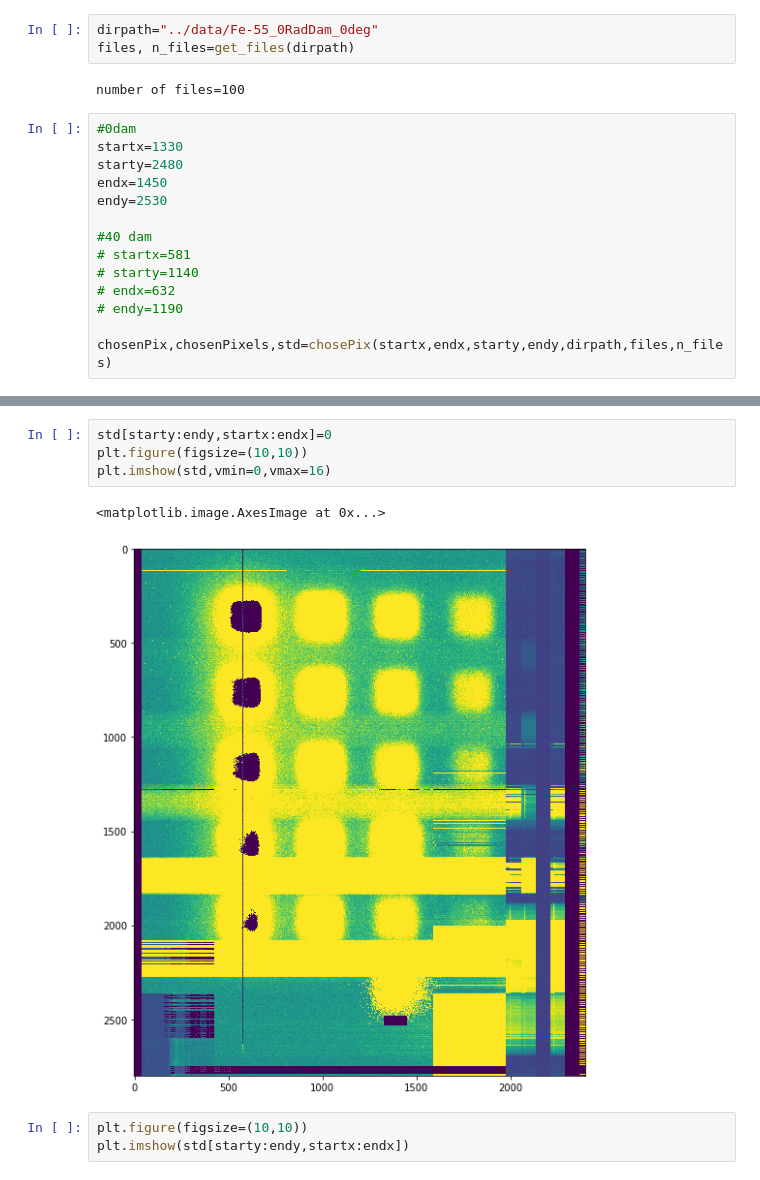
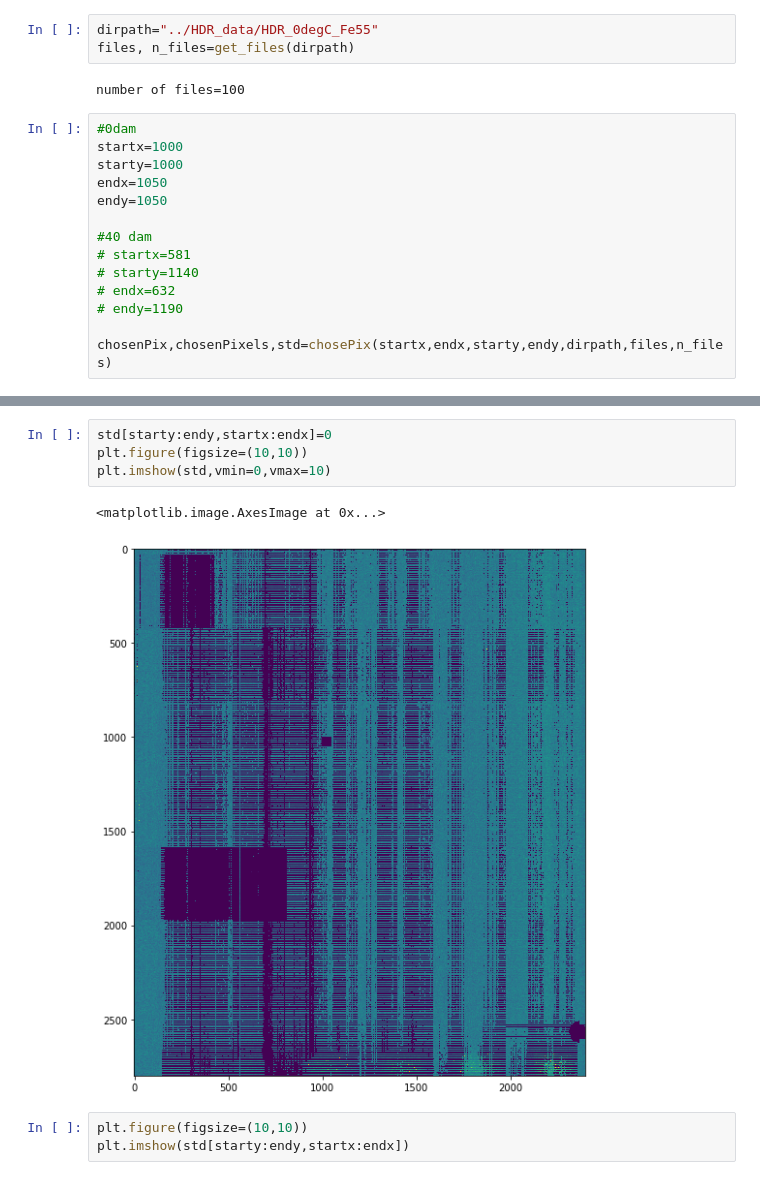
Before and after one commit to Lana-B/DamageStudies, a Jupyter notebook: py/Fe55-Fn.ipynb, the cells around one changed output, grey strips where cells are left out. Cells and saved outputs as stored; diff of their text form.

```diff
--- a/py/Fe55-Fn.ipynb
+++ b/py/Fe55-Fn.ipynb
@@ -75,16 +75,16 @@ def return_param_BPM(even_odd,hist_val,num):
 #     plt.clf()
     return popt[1],popt[2]
 # %%
-dirpath="../data/Fe-55_0RadDam_0deg"
+dirpath="../HDR_data/HDR_0degC_Fe55"
 files, n_files=get_files(dirpath)
 # %% [output]
 number of files=100
 # %%
 #0dam
-startx=1330
-starty=2480
-endx=1450
-endy=2530
+startx=1000
+starty=1000
+endx=1050
+endy=1050
 
 #40 dam
 # startx=581
@@ -107,10 +107,10 @@ chosenPix,chosenPixels,std=chosePix(startx,endx,starty,endy,dirpath,files,n_file
 # %%
 std[starty:endy,startx:endx]=0
 plt.figure(figsize=(10,10))
-plt.imshow(std,vmin=0,vmax=16)
+plt.imshow(std,vmin=0,vmax=10)
 # %% [output]
 <matplotlib.image.AxesImage at 0x...>
-[figure, old version]
+[figure, new version]
 # %%
 plt.figure(figsize=(10,10))
 plt.imshow(std[starty:endy,startx:endx])
```
Also changed, not shown: parts of 1 cell of this notebook, 7 other files.
